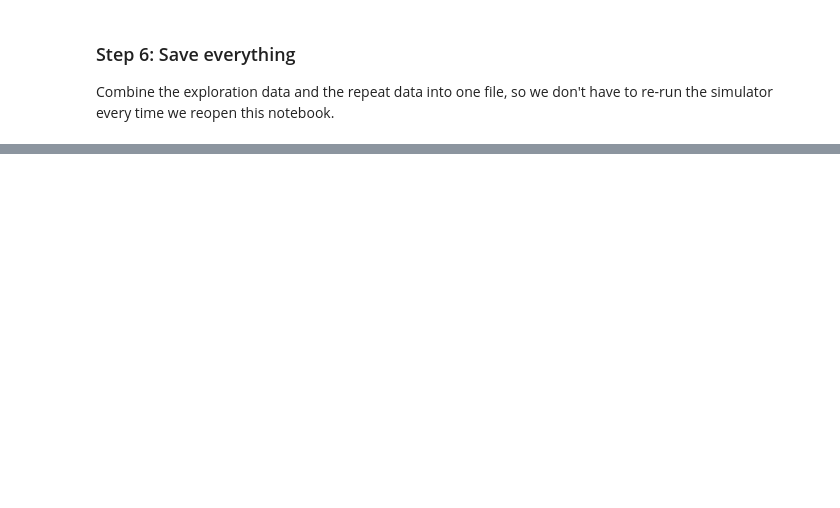
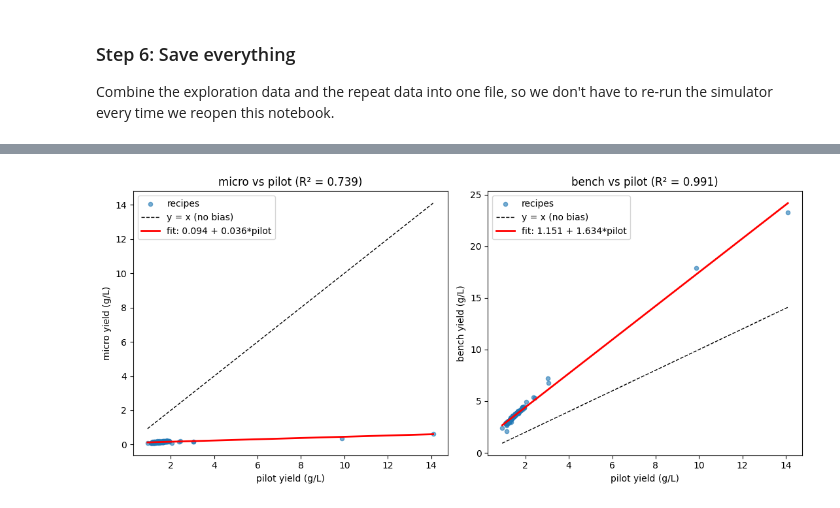
Before and after one commit to rushi-k-op/mlme_bioreactor, a Jupyter notebook: ALL_IN_ONE.ipynb, the cells around one changed output, grey strips where cells are left out. Cells and saved outputs as stored; diff of their text form; code cells hidden in the pictures; blank space fills up the shorter version.

```diff
--- a/ALL_IN_ONE.ipynb
+++ b/ALL_IN_ONE.ipynb
@@ -150,0 +348,24 @@ print(f"Saved {len(df_all)} total rows to task1_2_data.csv")
+# %%
+from scipy.stats import linregress
+
+# One row per recipe, one column per scale (single run each, from the 128-recipe sweep)
+explore_wide = df_explore.pivot(index="recipe_id", columns="scale", values="yield").reset_index()
+explore_wide = explore_wide[["recipe_id"] + scales]
+
+bias_rows = []
+for scale in scales:
+    if scale == "pilot":
+        slope, intercept, r, p, se = 1.0, 0.0, 1.0, 0.0, 0.0
+    else:
+        slope, intercept, r, p, se = linregress(explore_wide["pilot"], explore_wide[scale])
+    bias_rows.append({
+        "scale": scale,
+        "intercept": intercept,
+        "slope": slope,
+        "r_squared": r**2,
+        "mean_abs_diff_vs_pilot": (explore_wide[scale] - explore_wide["pilot"]).abs().mean(),
+        "mean_signed_diff_vs_pilot": (explore_wide[scale] - explore_wide["pilot"]).mean(),
+    })
+
+bias_df = pd.DataFrame(bias_rows).set_index("scale").reindex(scales)
+bias_df.round(4)
@@ -150,0 +378,23 @@ print(f"Saved {len(df_all)} total rows to task1_2_data.csv")
+# %%
+fig, axes = plt.subplots(1, 2, figsize=(11, 5))
+
+for ax, scale in zip(axes, ["micro", "bench"]):
+    ax.scatter(explore_wide["pilot"], explore_wide[scale], alpha=0.6, s=20, label="recipes")
+
+    lims = [explore_wide["pilot"].min(), explore_wide["pilot"].max()]
+    ax.plot(lims, lims, "k--", linewidth=1, label="y = x (no bias)")
+
+    slope, intercept = bias_df.loc[scale, "slope"], bias_df.loc[scale, "intercept"]
+    xs = np.linspace(*lims, 50)
+    ax.plot(xs, intercept + slope * xs, "r-", linewidth=2,
+            label=f"fit: {intercept:.3f} + {slope:.3f}*pilot")
+
+    ax.set_xlabel("pilot yield (g/L)")
+    ax.set_ylabel(f"{scale} yield (g/L)")
+    ax.set_title(f"{scale} vs pilot (R² = {bias_df.loc[scale, 'r_squared']:.3f})")
+    ax.legend()
+
+plt.tight_layout()
+plt.show()
+# %% [output]
+[figure, added]
```
Also changed, not shown: parts of 18 cells of this notebook, 23 other files.
